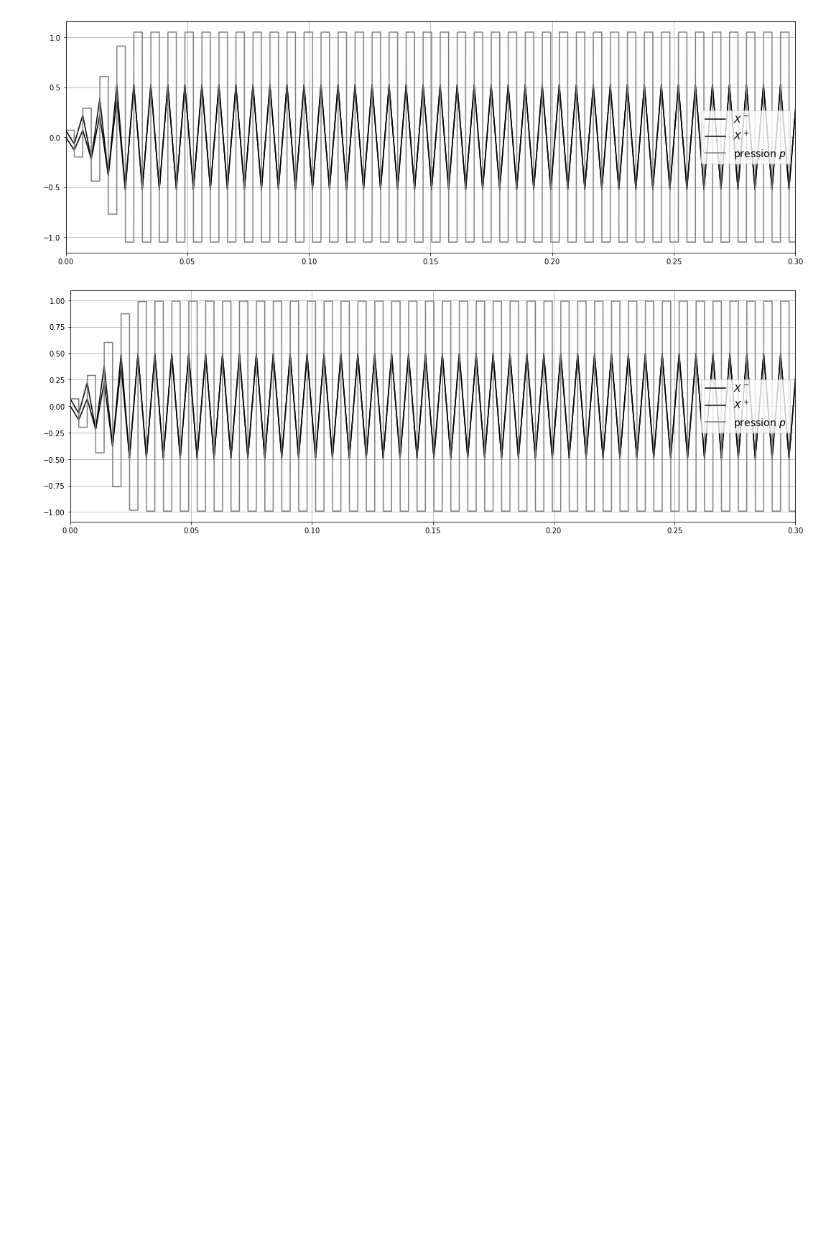
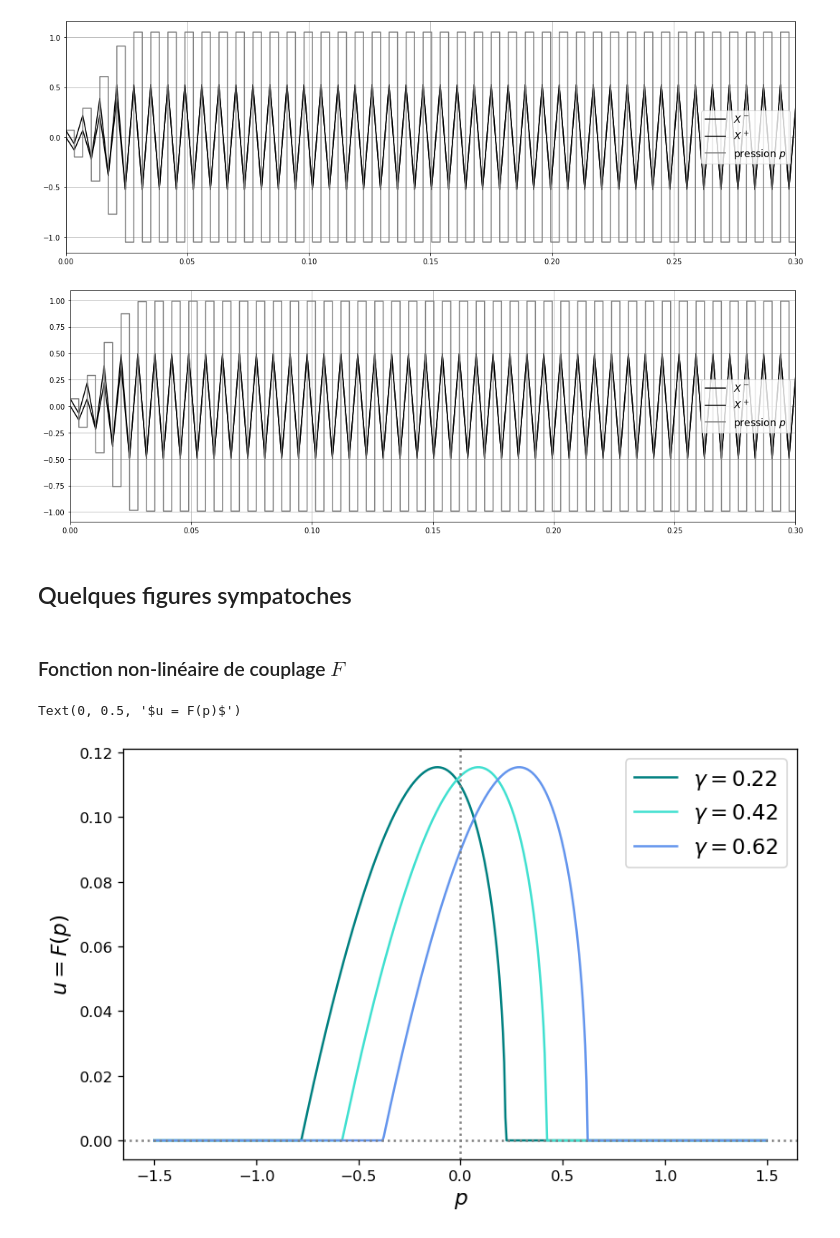
Before and after one commit to ClementineBerger/Auto-oscillations, a Jupyter notebook: Modélisations physique/maganza_v2.ipynb, the cells around one changed output. Saved outputs shown, nothing was run; the diff lists cells and outputs as text; code cells hidden in the pictures; blank space fills up the shorter version.

```diff
--- a/Modélisations physique/maganza_v2.ipynb
+++ b/Modélisations physique/maganza_v2.ipynb
@@ -262,3 +265,34 @@ plt.xlim(0,0.3)
 plt.tight_layout()
 # %% [output]
 [figure]
+# %% [markdown]
+## Quelques figures sympatoches
+# %% [markdown]
+### Fonction non-linéaire de couplage $F$
+# %%
+gammas = [0.22,0.42,0.62]
+zeta = 0.3
+
+colors = ['teal','turquoise','cornflowerblue']
+
+plt.figure(figsize=(8,5),dpi=120)
+
+x = np.linspace(-1.5,1.5,500)
+
+for i in range(len(gammas)):
+    y = np.zeros_like(x)
+    for j in range(len(y)):
+        y[j] = F(x[j],gammas[i],zeta)
+
+    plt.plot(x,y,color=colors[i],label=r"$\gamma =$"+str(gammas[i]))
+
+plt.legend(fontsize=14)
+#plt.grid()
+plt.axvline(color='grey',linestyle=':')
+plt.axhline(color='grey',linestyle=':')
+
+plt.xlabel(r"$p$",size=14)
+plt.ylabel(r"$u = F(p)$",size=14)
+# %% [output]
+Text(0, 0.5, '$u = F(p)$')
+[figure, added]
```
Also changed, not shown: parts of 3 cells of this notebook, 2 other files.
